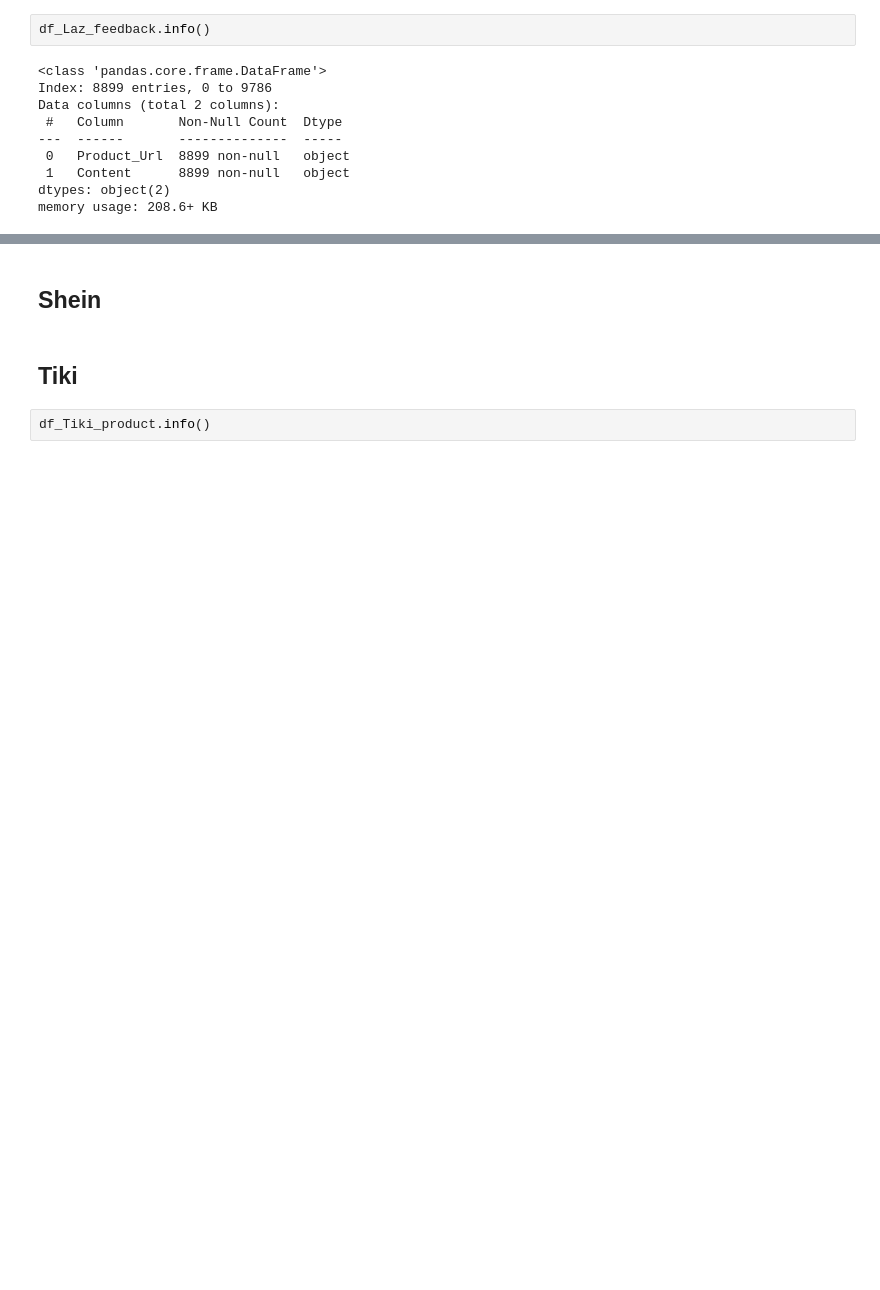
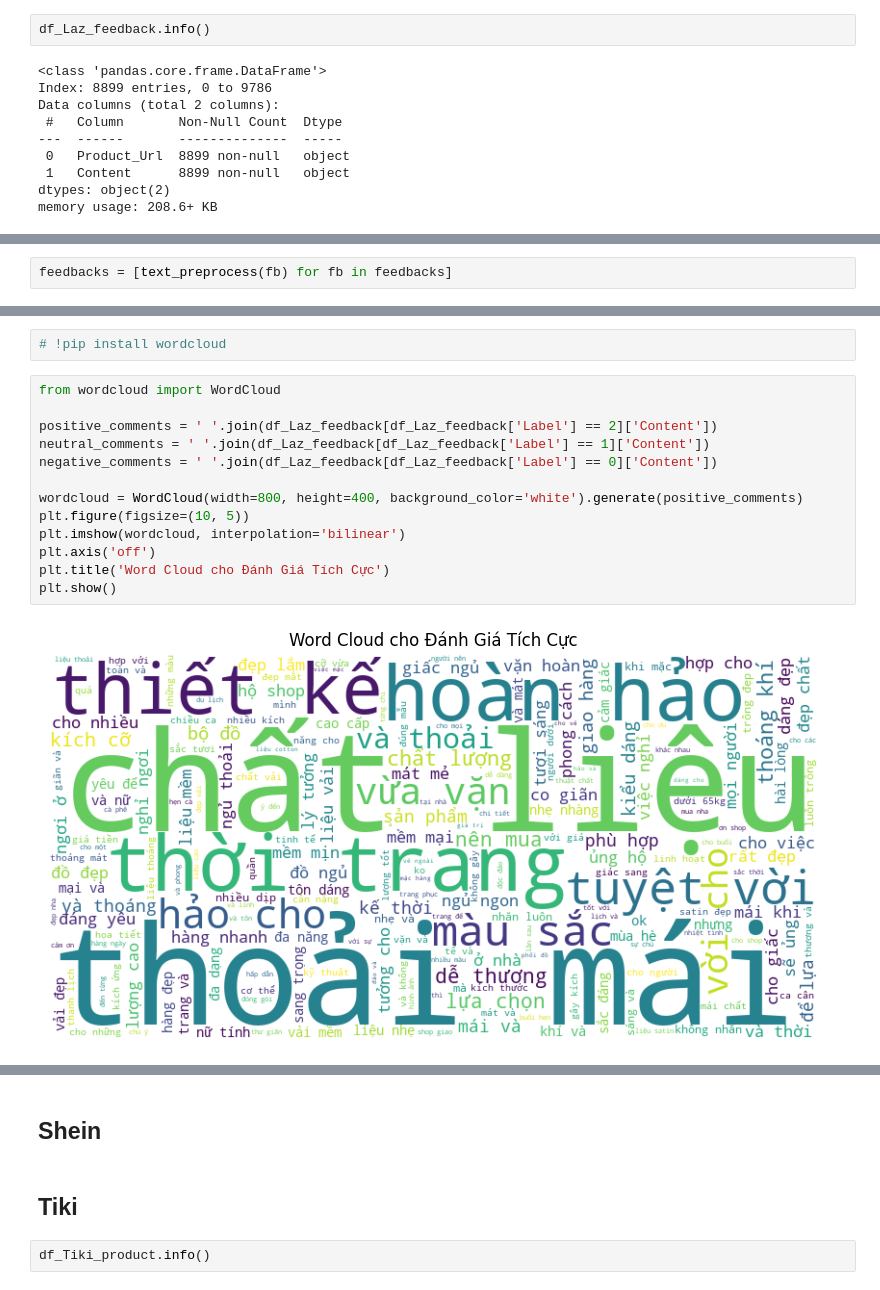
Before and after one commit to tathithienthanh/WomenFashionProductRecommendationSystem, a Jupyter notebook: Untitled.ipynb, the cells around one changed output, grey strips where cells are left out. Drawn from its saved outputs; the diff is of its cells as text; blank space fills up the shorter version.

```diff
--- a/Untitled.ipynb
+++ b/Untitled.ipynb
@@ -1358,0 +1409,2 @@ memory usage: 208.6+ KB
+# %%
+feedbacks = [text_preprocess(fb) for fb in feedbacks]
@@ -1358,0 +1519,17 @@ memory usage: 208.6+ KB
+# %%
+# !pip install wordcloud
+# %%
+from wordcloud import WordCloud
+
+positive_comments = ' '.join(df_Laz_feedback[df_Laz_feedback['Label'] == 2]['Content'])
+neutral_comments = ' '.join(df_Laz_feedback[df_Laz_feedback['Label'] == 1]['Content'])
+negative_comments = ' '.join(df_Laz_feedback[df_Laz_feedback['Label'] == 0]['Content'])
+
+wordcloud = WordCloud(width=800, height=400, background_color='white').generate(positive_comments)
+plt.figure(figsize=(10, 5))
+plt.imshow(wordcloud, interpolation='bilinear')
+plt.axis('off')
+plt.title('Word Cloud cho Đánh Giá Tích Cực')
+plt.show()
+# %% [output]
+[figure, added]
```
Also changed, not shown: parts of 42 cells of this notebook.
